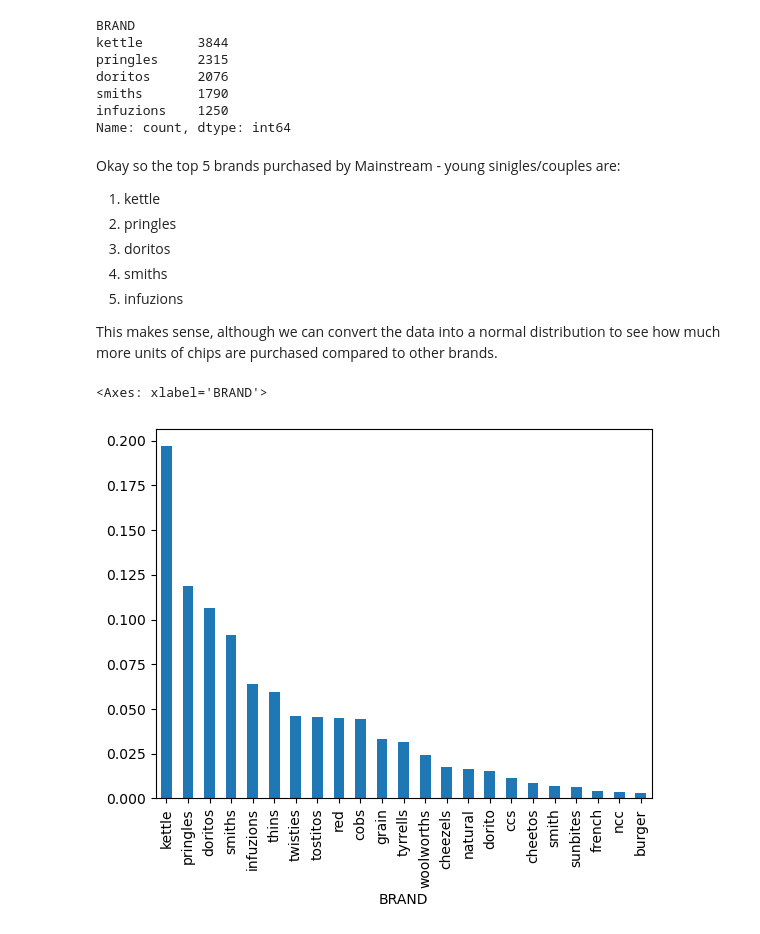
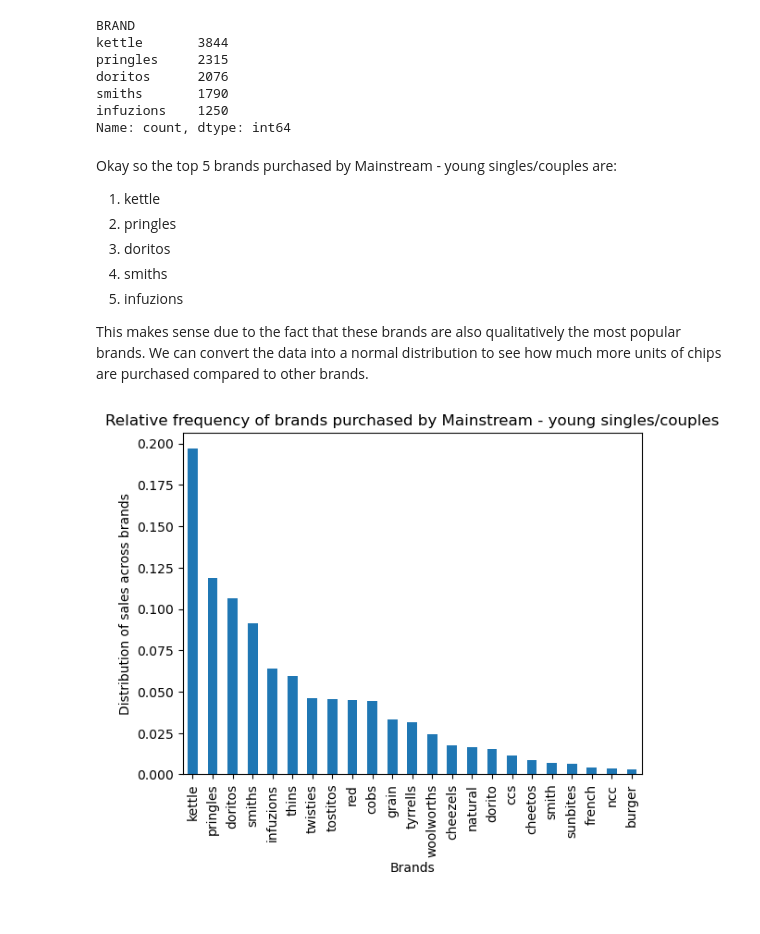
Before and after one commit to jacques-serfontein/QuantiumVEP, a Jupyter notebook: Task1/Task1.ipynb, the cells around one changed output. Drawn from its saved outputs; the diff is of its cells as text; code cells hidden in the pictures.

```diff
--- a/Task1/Task1.ipynb
+++ b/Task1/Task1.ipynb
@@ -459,6 +459,8 @@ couples buying chips compared to their mainstream counterparts.
 
 As the difference in average price per unit isn't large, we can check if this difference is
 statistically different.
+# %%
+data['PRICE_PER_UNIT'] = data['TOT_SALES'] / data['PROD_QTY']
 # %%
 mainstream = data[(data['PREMIUM_CUSTOMER'] == 'Mainstream')
                 & (data['LIFESTAGE'].str.contains('MIDAGE SINGLES/COUPLES|YOUNG SINGLES/COUPLES'))]
@@ -499,18 +501,22 @@ smiths       1790
 infuzions    1250
 Name: count, dtype: int64
 # %% [markdown]
-Okay so the top 5 brands purchased by Mainstream - young sinigles/couples are:
+Okay so the top 5 brands purchased by Mainstream - young singles/couples are:
 1. kettle
 2. pringles
 3. doritos
 4. smiths
 5. infuzions
 
-This makes sense, although we can convert the data into a normal distribution to see how much more units of chips are purchased compared to other brands.
+This makes sense due to the fact that these brands are also qualitatively the most popular brands.
+We can convert the data into a normal distribution to see how much more units of chips are purchased compared to other brands.
 # %%
 normalised_brand_counts = brand_counts / brand_counts.sum()
 normalised_brand_counts.columns = ['BRAND', 'NORMALISED_COUNT']
 normalised_brand_counts.plot(x='BRAND', y='RELATIVE_FREQUENCY', kind='bar')
+plt.title('Relative frequency of brands purchased by Mainstream - young singles/couples')
+plt.xlabel('Brands')
+plt.ylabel('Distribution of sales across brands')
+plt.show()
 # %% [output]
-<Axes: xlabel='BRAND'>
-[figure, old version]
+[figure, new version]
```
